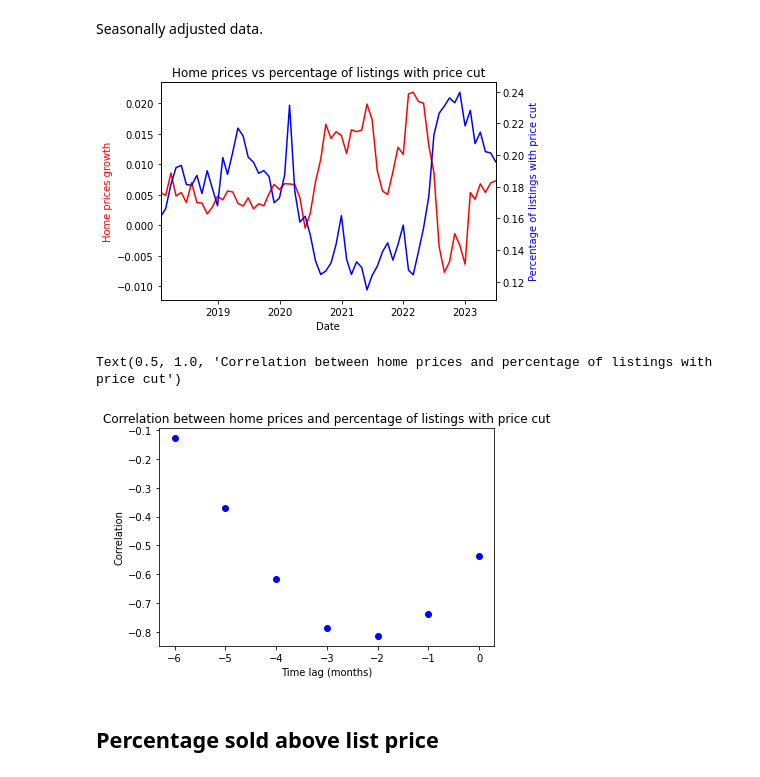
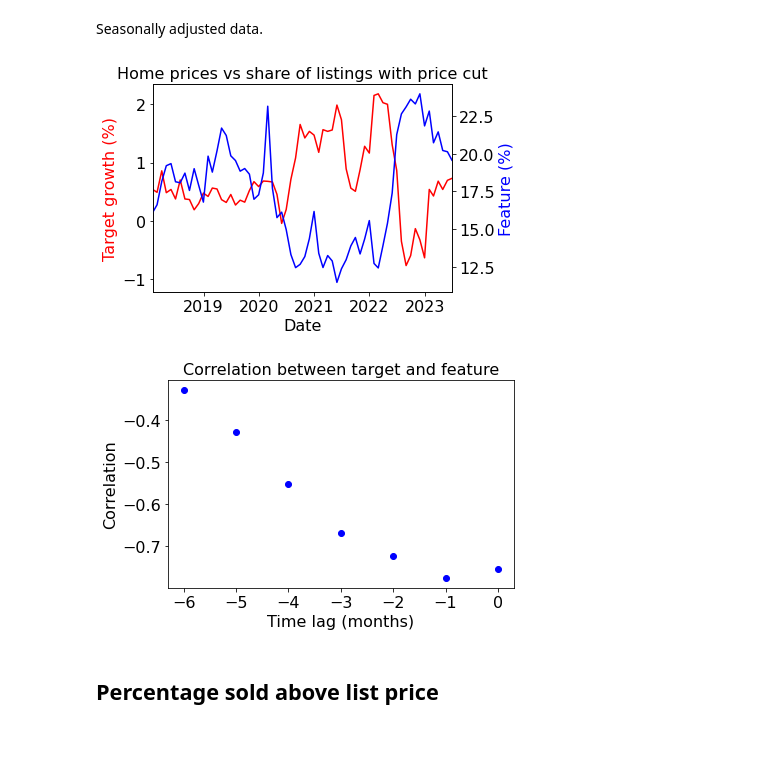
Before and after one commit to ArianeDucellier/forecasting, a Jupyter notebook: EDA.ipynb, the cells around one changed output. Drawn from its saved outputs; the diff is of its cells as text; code cells hidden in the pictures; blank space fills up the shorter version.

```diff
--- a/EDA.ipynb
+++ b/EDA.ipynb
@@ -825,31 +825,44 @@ Seasonally adjusted data.
 # %%
 fig, ax1 = plt.subplots()
 
-ax1.set_xlabel('Date')
-ax1.set_ylabel('Home prices growth', color = 'red')
-ax1.plot(target_growth_sa['date'], target_growth_sa['United States'], 'r-')
+ax1.set_xlabel('Date', fontsize=16)
+ax1.set_ylabel('Target growth (%)', color = 'red', fontsize=16)
+ax1.plot(target_growth_sa['date'], 100 * target_growth_sa['United States'], 'r-')
 
-plt.title('Home prices vs percentage of listings with price cut')
+plt.title('Home prices vs share of listings with price cut', fontsize=16)
 ax1.set_xlim([max(target_growth_sa['date'].min(), feature_sa['date'].min()), \
           min(target_growth_sa['date'].max(), feature_sa['date'].max())])
+ax1.tick_params(axis='x', labelsize=16)
+ax1.tick_params(axis='y', labelsize=16)
 
 ax2 = ax1.twinx()
-ax2.set_ylabel('Percentage of listings with price cut', color = 'blue')
-ax2.plot(feature_sa['date'], feature_sa['United States'], 'b-')
+ax2.set_ylabel('Feature (%)', color = 'blue', fontsize=16)
+ax2.plot(feature_sa['date'], 100 * feature_sa['United States'], 'b-')
+ax2.tick_params(axis='y', labelsize=16)
 
+plt.tight_layout()
+plt.savefig('figures/target_feature_sa.eps', format='eps')
 plt.show()
 # %% [output]
-[figure, old version]
+[figure, new version]
 # %%
-y_corr = rolling_corr(target_growth_sa[['date', 'United States']],
+my_corr = rolling_corr(target_growth_sa[['date', 'United States']],
                        feature_sa[['date', 'United States']], 6)
+
+fig, ax = plt.subplots()
+
 plt.plot(np.arange(-6, 1), np.flip(my_corr), 'bo')
-plt.xlabel('Time lag (months)')
-plt.ylabel('Correlation')
-plt.title('Correlation between home prices and percentage of listings with price cut')
+plt.xlabel('Time lag (months)', fontsize=16)
+plt.ylabel('Correlation', fontsize=16)
+plt.title('Correlation between target and feature', fontsize=16)
+ax.tick_params(axis='x', labelsize=16)
+ax.tick_params(axis='y', labelsize=16)
+
+plt.tight_layout()
+plt.savefig('figures/target_feature_correlation_sa.eps', format='eps')
+plt.show()
 # %% [output]
-Text(0.5, 1.0, 'Correlation between home prices and percentage of listings with price cut')
-[figure, old version]
+[figure, new version]
 # %% [markdown]
 ## Percentage sold above list price
 # %%
```
Also changed, not shown: 6 other files.
